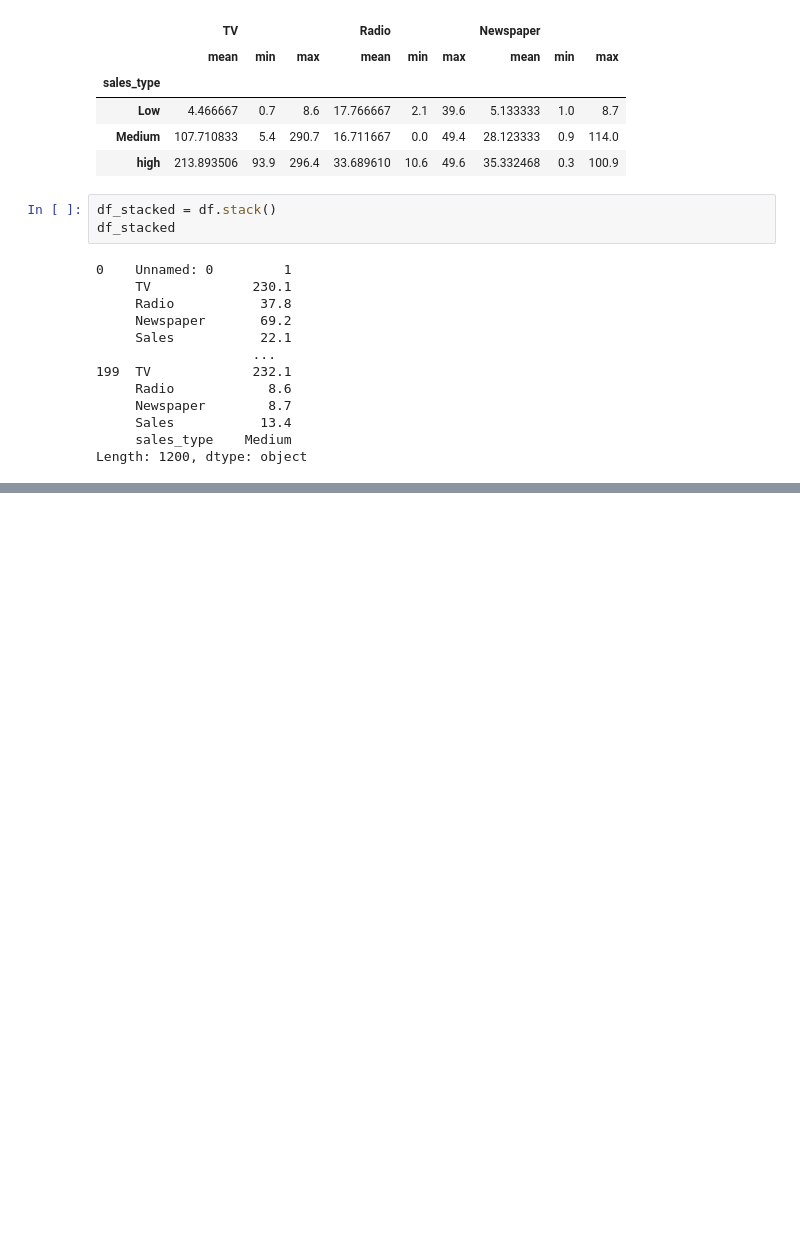
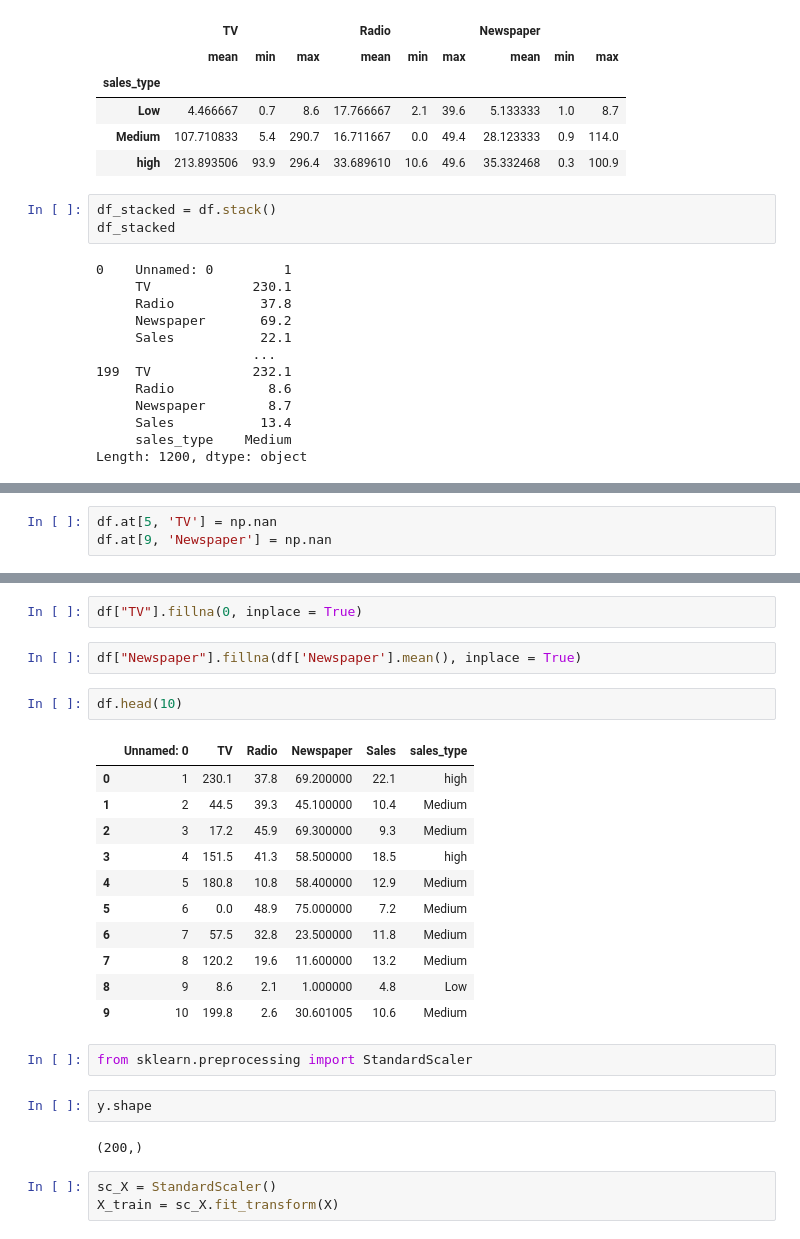
Before and after one commit to IIAnirudhII/AI-and-ML, a Jupyter notebook: Deep Learning/Lab2/Lab2(part2).ipynb, the cells around one changed output, grey strips where cells are left out. Saved outputs shown, nothing was run; the diff lists cells and outputs as text; blank space fills up the shorter version.

```diff
--- a/Deep Learning/Lab2/Lab2(part2).ipynb
+++ b/Deep Learning/Lab2/Lab2(part2).ipynb
@@ -106,0 +109,3 @@ a.pivot(index ='A', columns ='B', values =['C', 'A'])
+# %%
+df.at[5, 'TV'] = np.nan
+df.at[9, 'Newspaper'] = np.nan
@@ -106,0 +128,27 @@ a.pivot(index ='A', columns ='B', values =['C', 'A'])
+# %%
+df["TV"].fillna(0, inplace = True)
+# %%
+df["Newspaper"].fillna(df['Newspaper'].mean(), inplace = True)
+# %%
+df.head(10)
+# %% [output]
+|  | Unnamed: 0 | TV | Radio | Newspaper | Sales | sales_type |
+| 0 | 1 | 230.1 | 37.8 | 69.200000 | 22.1 | high |
+| 1 | 2 | 44.5 | 39.3 | 45.100000 | 10.4 | Medium |
+| 2 | 3 | 17.2 | 45.9 | 69.300000 | 9.3 | Medium |
+| 3 | 4 | 151.5 | 41.3 | 58.500000 | 18.5 | high |
+| 4 | 5 | 180.8 | 10.8 | 58.400000 | 12.9 | Medium |
+| 5 | 6 | 0.0 | 48.9 | 75.000000 | 7.2 | Medium |
+| 6 | 7 | 57.5 | 32.8 | 23.500000 | 11.8 | Medium |
+| 7 | 8 | 120.2 | 19.6 | 11.600000 | 13.2 | Medium |
+| 8 | 9 | 8.6 | 2.1 | 1.000000 | 4.8 | Low |
+| 9 | 10 | 199.8 | 2.6 | 30.601005 | 10.6 | Medium |
+# %%
+from sklearn.preprocessing import StandardScaler
+# %%
+y.shape
+# %% [output]
+(200,)
+# %%
+sc_X = StandardScaler()
+X_train = sc_X.fit_transform(X)
```
Also changed, not shown: parts of 6 cells of this notebook.
